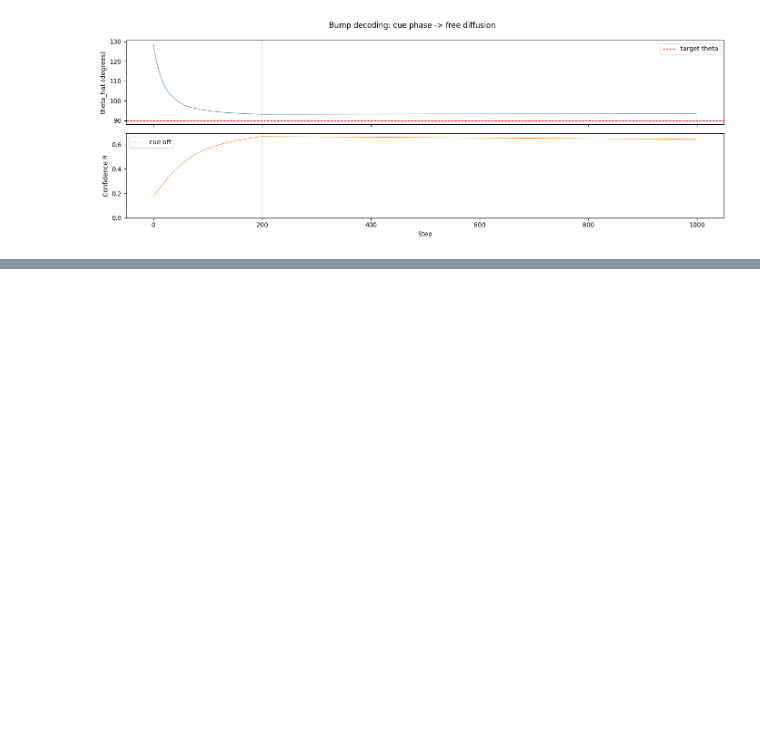
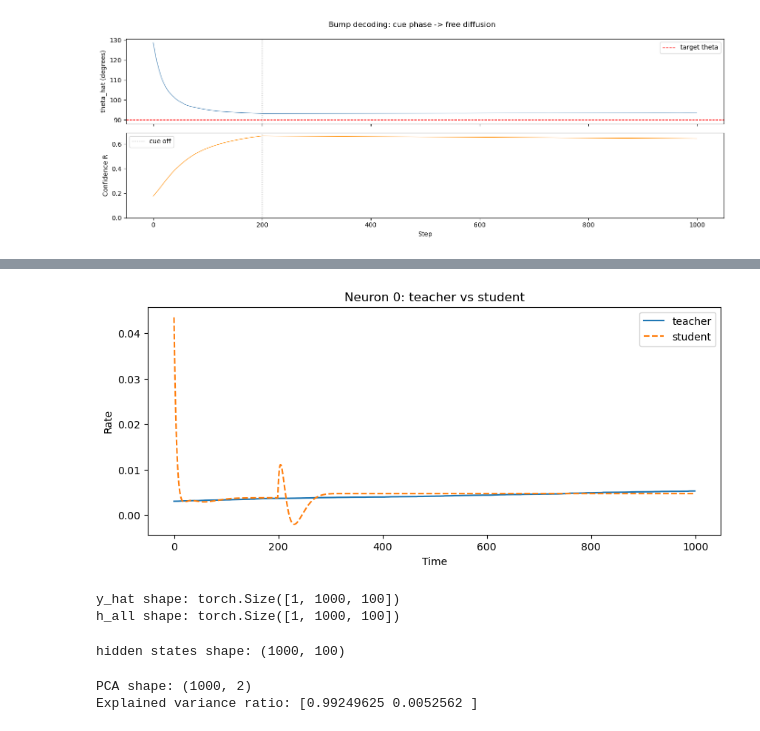
Before and after one commit to yotam180/ring-attractor-project, a Jupyter notebook: notebooks/02_spike_collection.ipynb, the cells around one changed output, grey strips where cells are left out. Cells and saved outputs as stored; diff of their text form; code cells hidden in the pictures; blank space fills up the shorter version.

```diff
--- a/notebooks/02_spike_collection.ipynb
+++ b/notebooks/02_spike_collection.ipynb
@@ -278,0 +310,8 @@ NameError: name 'T_BIN' is not defined
+# %%
+import torch
+
+x = torch.tensor(cue_schedule, dtype=torch.float32).unsqueeze(0)   # [1, 1000, 100]
+y_target = torch.tensor(rates_true, dtype=torch.float32).unsqueeze(0)  # [1, 1000, 100]
+
+print("x shape:", x.shape)
+print("y_target shape:", y_target.shape)
@@ -278,0 +434,42 @@ NameError: name 'T_BIN' is not defined
+# %%
+neuron_idx = 0
+
+y_hat_final, h_all = model(x)
+y_hat_np = y_hat_final.detach().squeeze(0).numpy()
+y_target_np = y_target.detach().squeeze(0).numpy()
+
+plt.figure(figsize=(10,4))
+plt.plot(y_target_np[:, neuron_idx], label="teacher")
+plt.plot(y_hat_np[:, neuron_idx], label="student", linestyle="--")
+plt.xlabel("Time")
+plt.ylabel("Rate")
+plt.title(f"Neuron {neuron_idx}: teacher vs student")
+plt.legend()
+plt.show()
+# %% [output]
+[figure, added]
+# %%
+with torch.no_grad():
+    y_hat, h_all = model(x)
+
+print("y_hat shape:", y_hat.shape)
+print("h_all shape:", h_all.shape)
+# %% [output]
+y_hat shape: torch.Size([1, 1000, 100])
+h_all shape: torch.Size([1, 1000, 100])
+# %%
+h_np = h_all.squeeze(0).cpu().numpy()   # shape: [1000, 100]
+print("hidden states shape:", h_np.shape)
+# %% [output]
+hidden states shape: (1000, 100)
+# %%
+from sklearn.decomposition import PCA
+
+pca = PCA(n_components=2)
+h_pca = pca.fit_transform(h_np)
+
+print("PCA shape:", h_pca.shape)
+print("Explained variance ratio:", pca.explained_variance_ratio_)
+# %% [output]
+PCA shape: (1000, 2)
+Explained variance ratio: [0.99249625 0.0052562 ]
```
Also changed, not shown: parts of 18 cells of this notebook.
